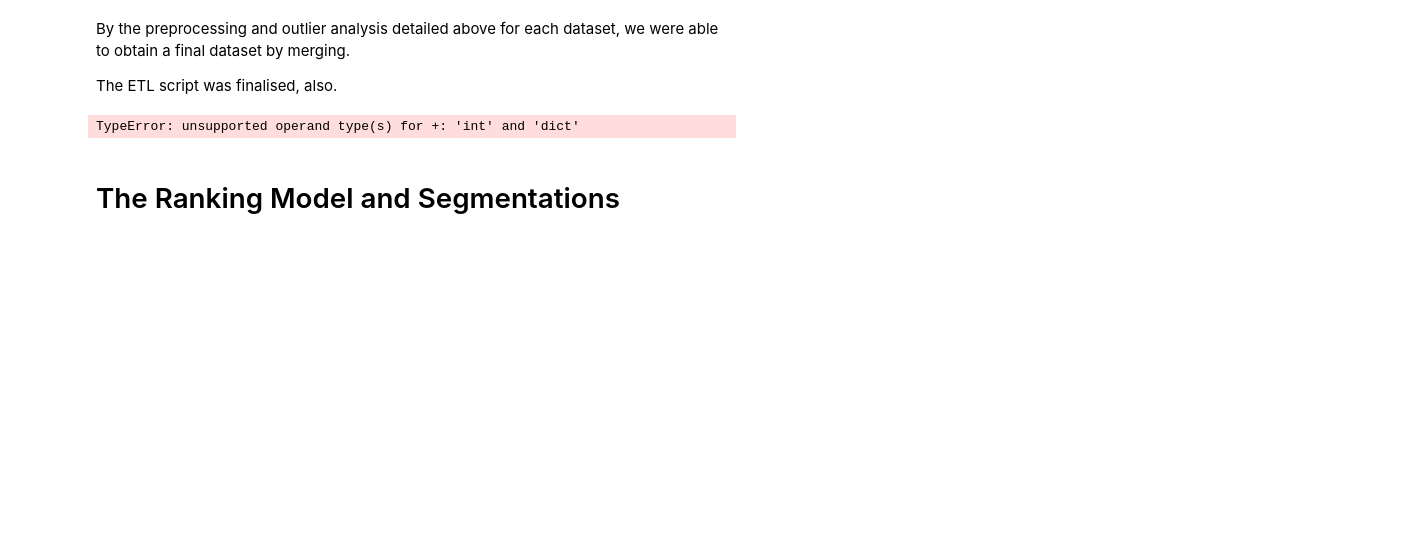
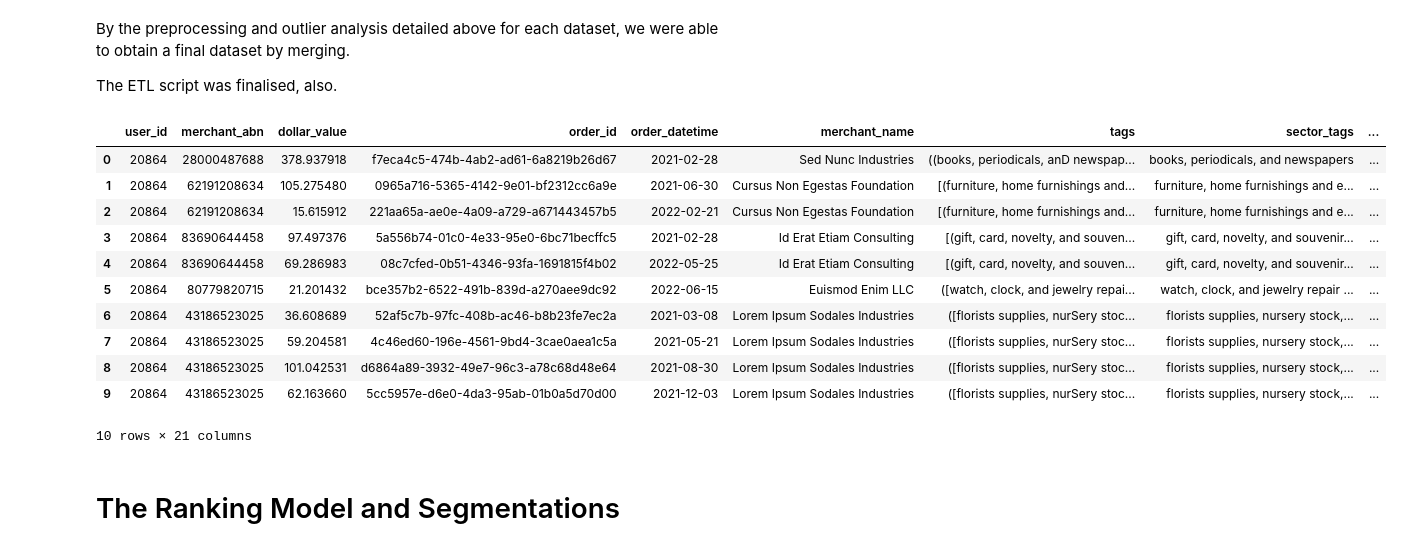
Before and after one commit to MAST30034-Applied-Data-Science/generic-buy-now-pay-later-project-group-17-adsb, a Jupyter notebook: notebooks/summary.ipynb, the cells around one changed output. Saved outputs shown, nothing was run; the diff lists cells and outputs as text; code cells hidden in the pictures; blank space fills up the shorter version.

```diff
--- a/notebooks/summary.ipynb
+++ b/notebooks/summary.ipynb
@@ -77,12 +84,21 @@ By the preprocessing and outlier analysis detailed above for each dataset, we we
 
 The ETL script was finalised, also.
 # %%
-#merged_transactions = pd.read_parquet(data_directory + "merged_transactions.parquet")
-
-
-####INCLUDE FINAL, MERGED DATASET HERE####
+merged_transactions = pd.read_parquet(data_directory + "merged_transactions.parquet")
+merged_transactions.head(10)
 # %% [output]
+|  | user_id | merchant_abn | dollar_value | order_id | order_datetime | merchant_name | tags | sector_tags | ... |
+| 0 | 20864 | 28000487688 | 378.937918 | f7eca4c5-474b-4ab2-ad61-6a8219b26d67 | 2021-02-28 | Sed Nunc Industries | ((books, periodicals, anD newspap... | books, periodicals, and newspapers | ... |
+| 1 | 20864 | 62191208634 | 105.275480 | 0965a716-5365-4142-9e01-bf2312cc6a9e | 2021-06-30 | Cursus Non Egestas Foundation | [(furniture, home furnishings and... | furniture, home furnishings and e... | ... |
+| 2 | 20864 | 62191208634 | 15.615912 | 221aa65a-ae0e-4a09-a729-a671443457b5 | 2022-02-21 | Cursus Non Egestas Foundation | [(furniture, home furnishings and... | furniture, home furnishings and e... | ... |
+| 3 | 20864 | 83690644458 | 97.497376 | 5a556b74-01c0-4e33-95e0-6bc71becffc5 | 2021-02-28 | Id Erat Etiam Consulting | [(gift, card, novelty, and souven... | gift, card, novelty, and souvenir... | ... |
+| 4 | 20864 | 83690644458 | 69.286983 | 08c7cfed-0b51-4346-93fa-1691815f4b02 | 2022-05-25 | Id Erat Etiam Consulting | [(gift, card, novelty, and souven... | gift, card, novelty, and souvenir... | ... |
+| 5 | 20864 | 80779820715 | 21.201432 | bce357b2-6522-491b-839d-a270aee9dc92 | 2022-06-15 | Euismod Enim LLC | ([watch, clock, and jewelry repai... | watch, clock, and jewelry repair ... | ... |
+| 6 | 20864 | 43186523025 | 36.608689 | 52af5c7b-97fc-408b-ac46-b8b23fe7ec2a | 2021-03-08 | Lorem Ipsum Sodales Industries | ([florists supplies, nurSery stoc... | florists supplies, nursery stock,... | ... |
+| 7 | 20864 | 43186523025 | 59.204581 | 4c46ed60-196e-4561-9bd4-3cae0aea1c5a | 2021-05-21 | Lorem Ipsum Sodales Industries | ([florists supplies, nurSery stoc... | florists supplies, nursery stock,... | ... |
+| 8 | 20864 | 43186523025 | 101.042531 | d6864a89-3932-49e7-96c3-a78c68d48e64 | 2021-08-30 | Lorem Ipsum Sodales Industries | ([florists supplies, nurSery stoc... | florists supplies, nursery stock,... | ... |
+| 9 | 20864 | 43186523025 | 62.163660 | 5cc5957e-d6e0-4da3-95ab-01b0a5d70d00 | 2021-12-03 | Lorem Ipsum Sodales Industries | ([florists supplies, nurSery stoc... | florists supplies, nursery stock,... | ... |
-TypeError: unsupported operand type(s) for +: 'int' and 'dict'
+10 rows × 21 columns
 # %% [markdown]
 # The Ranking Model and Segmentations
 # %% [markdown]
```
Also changed, not shown: parts of 5 cells of this notebook.
